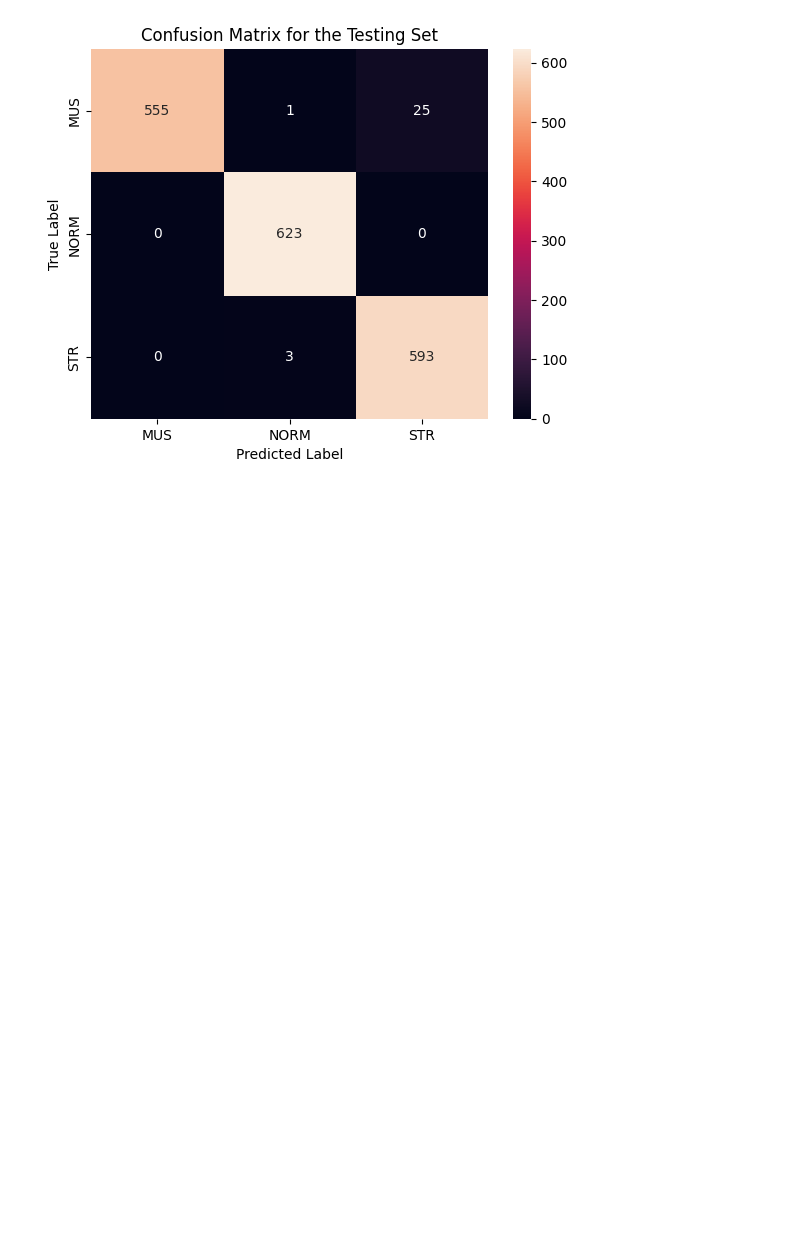
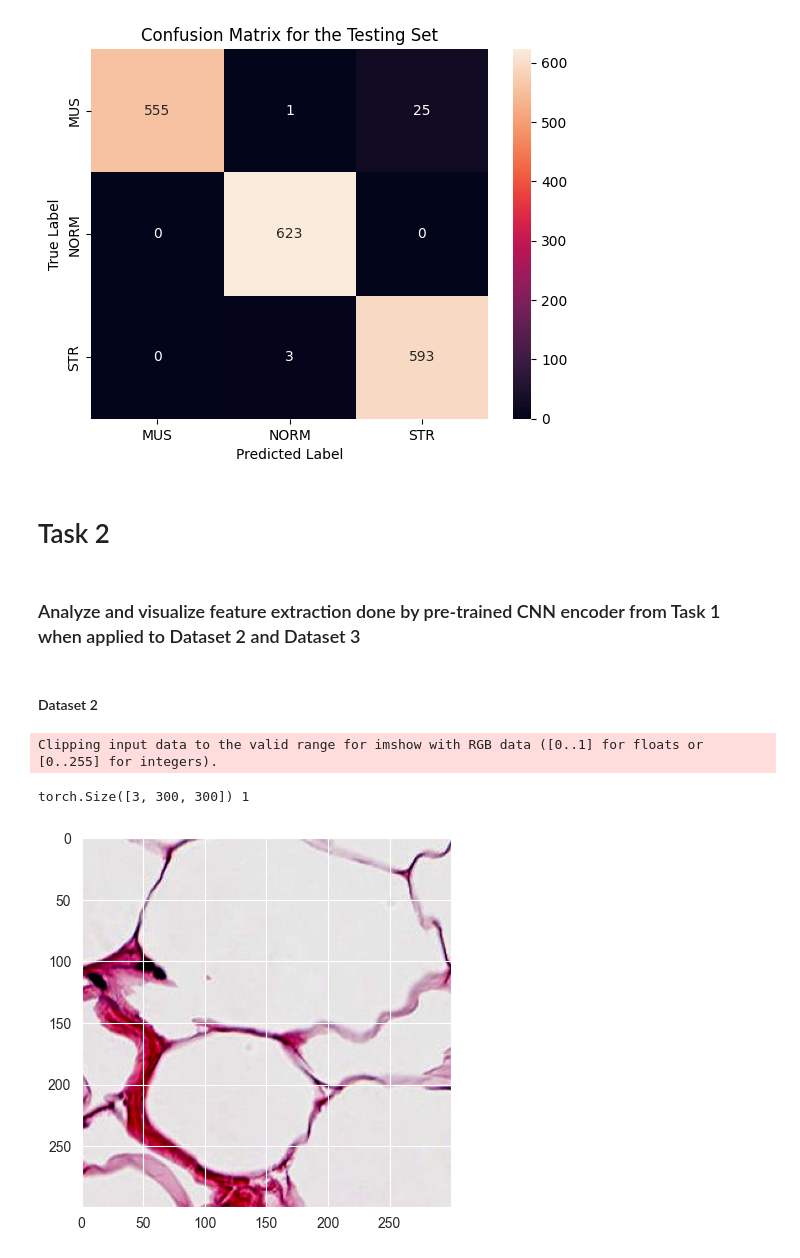
Before and after one commit to mkandaleft/COMP432-GroupM, a Jupyter notebook: Comp432.ipynb, the cells around one changed output. Saved outputs shown, nothing was run; the diff lists cells and outputs as text; code cells hidden in the pictures; blank space fills up the shorter version.

Commit message:
Apply pre-trained ResNet-18 model on Dataset 2

```diff
--- a/Comp432.ipynb
+++ b/Comp432.ipynb
@@ -241,3 +243,9 @@ for class_idx in range(3):
 plt.title('t-SNE Visualization of ResNet-18 Features')
 plt.legend()
 plt.show()
+# %% [markdown]
+# Task 2
+# %% [markdown]
+### Analyze and visualize feature extraction done by pre-trained CNN encoder from Task 1 when applied to Dataset 2 and Dataset 3
+# %% [markdown]
+#### Dataset 2
@@ -243,0 +262,10 @@ plt.show()
+# %%
+# Visualize a random sample from the normalized training set
+index = random.randint(0, len(train_set))
+image, label = train_set[index]
+plt.imshow(image.numpy().transpose(1, 2, 0))
+print(image.shape, label)
+# %% [output]
+Clipping input data to the valid range for imshow with RGB data ([0..1] for floats or [0..255] for integers).
+torch.Size([3, 300, 300]) 1
+[figure, added]
```
Also changed, not shown: parts of 7 cells of this notebook.
